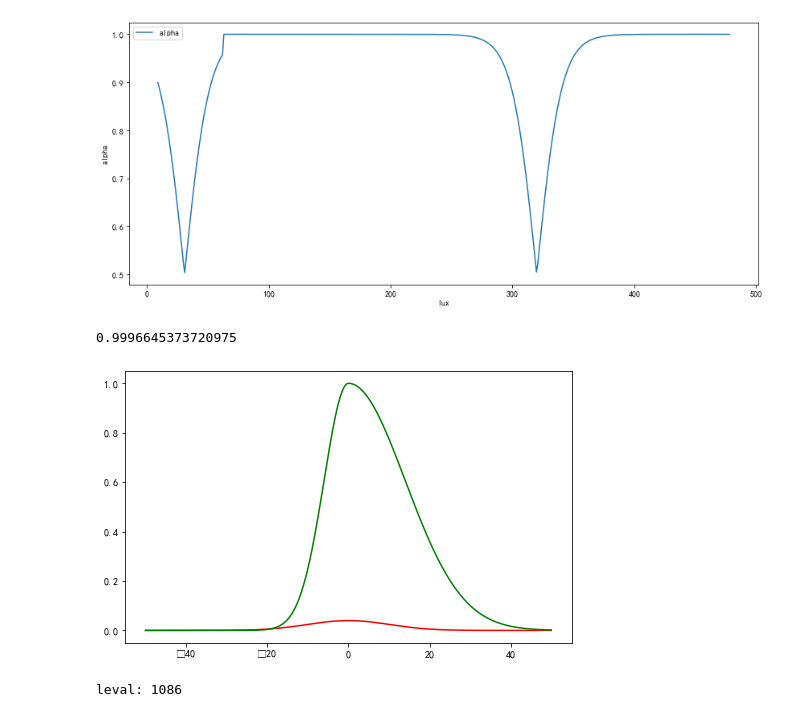
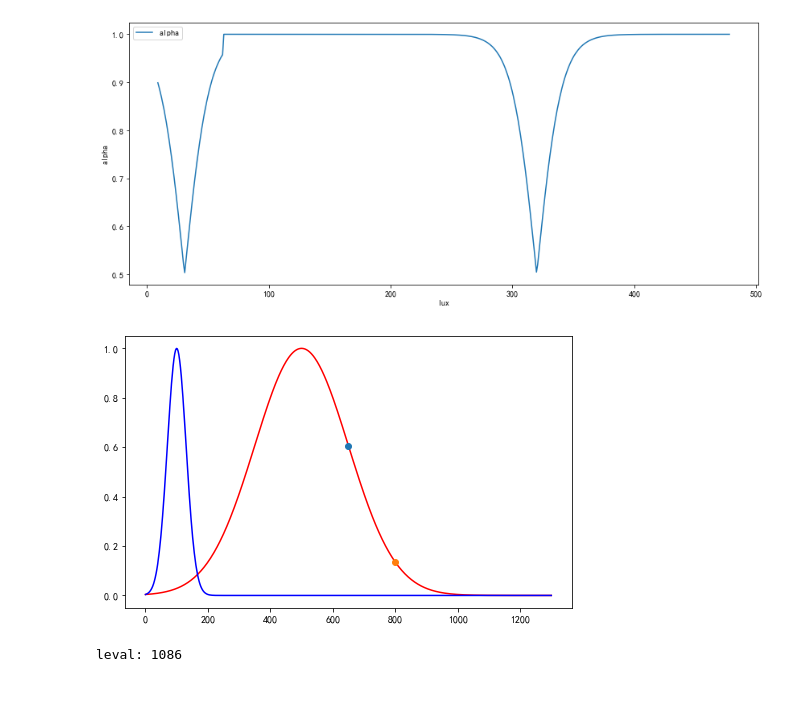
Before and after one commit to Whu-wxy/AmbientLightLab, a Jupyter notebook: contract.ipynb, the cells around one changed output. Drawn from its saved outputs; the diff is of its cells as text; code cells hidden in the pictures.

```diff
--- a/contract.ipynb
+++ b/contract.ipynb
@@ -828,6 +828,7 @@ last_min2: 30.85965219102699 , last_min: 62.663313162894084 , last_max: 159.2335
 # %%
 """实现高斯分布函数
 """
+import math
 def Gaussian(x, u, d):
     """
     参数:
@@ -852,50 +853,52 @@ def normalization(data):
     _range = np.max(data) - np.min(data)
     return (data - np.min(data)) / _range
 
 
 def normal_distribution(x, mean, sigma):
     return np.exp(-1*((x-mean)**2)/(2*(sigma**2)))/(math.sqrt(2*np.pi)* sigma)
 
 def norm_normal_distribution(x, mean, sigma):
     gs_max = normal_distribution(mean, mean, sigma)
     gs_cur = normal_distribution(x, mean, sigma)
     return gs_cur/gs_max
 
 
 
 plt.rcParams['font.sans-serif'] = ['KaiTi']
 
 #写了这个，就不需要plt.show()
-x = np.linspace(-50, 50, 300)
+x = np.linspace(0, 1300, 500)
 ### 代码开始 ### (≈ 5~10 行代码)
-y_1 = normal_distribution(x, 0, 10)
-# y_1 = Gaussian(x, 0, 10)
-# y_3 = normal_distribution(x, 1, 0.5)
-# y_4 = normal_distribution(x, 0.5, 5)
-# y_1 = normalization(y_1)
+y_1 = norm_normal_distribution(x, 500, 500*0.3)
+y_2 = norm_normal_distribution(x, 100, 100*0.3)
 
-y_2 = []
-for i in x:
-    if i > 0:
-        y_2.append(norm_normal_distribution(i, 0, 14))
-    else:
-        y_2.append(norm_normal_distribution(i, 0, 6))
+# print(norm_normal_distribution(370*2+581, 581, 370))
+# print( norm_normal_distribution(23, 3, 10))
+# print( norm_normal_distribution(50, 2, 50))
 
-print(1-norm_normal_distribution(40, 0, 10))
+# y_2 = []
+# for i in x:
+#     if i > 0:
+#         y_2.append(norm_normal_distribution(i, 0, 14))
+#     else:
+#         y_2.append(norm_normal_distribution(i, 0, 6))
+
+# print(1-norm_normal_distribution(40, 0, 10))
 
 plt.figure(figsize=(8,5))#控制画布的大小
 plt.plot(x, y_1, c='r') #, label="u=0, d=1"
-plt.plot(x, y_2, c='g') #, label="u=0, d=1"
+# plt.plot(x, y_2, c='g') #, label="u=0, d=1"
+plt.plot(500*0.3+500, norm_normal_distribution(500*0.3+500, 500, 500*0.3),'o') #, label="u=0, d=1"
+plt.plot(500*0.3*2+500, norm_normal_distribution(500*0.3*2+500, 500, 500*0.3),'o') #, label="u=0, d=1"
 
-# plt.plot(x, y_2, c='b') # , label="u=-1, d=2"
+plt.plot(x, y_2, c='b') # , label="u=-1, d=2"
 # plt.plot(x, y_3, c='g') #, label="u=1, d=0.5"
 # plt.plot(x, y_4, c='y') #, label="u=0.5, d=5"
 # plt.legend()
 ### 代码结束 ###
 plt.show()
 # %% [output]
-0.9996645373720975
-[figure, old version]
+[figure, new version]
 # %%
 # code:utf-8  	Ubuntu
 import matplotlib.pyplot as plt
```
Also changed, not shown: parts of 1 cell of this notebook, 2 other files.
